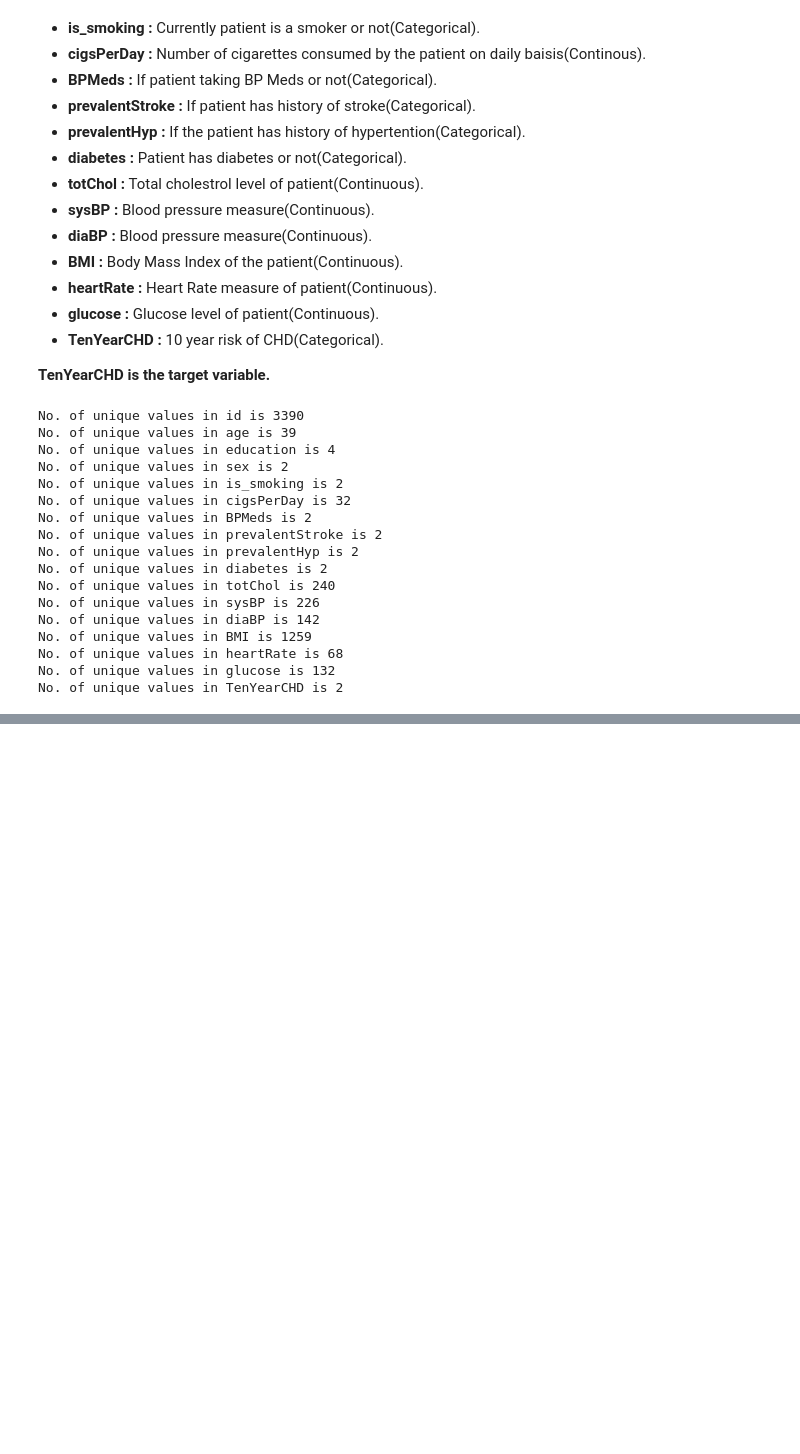
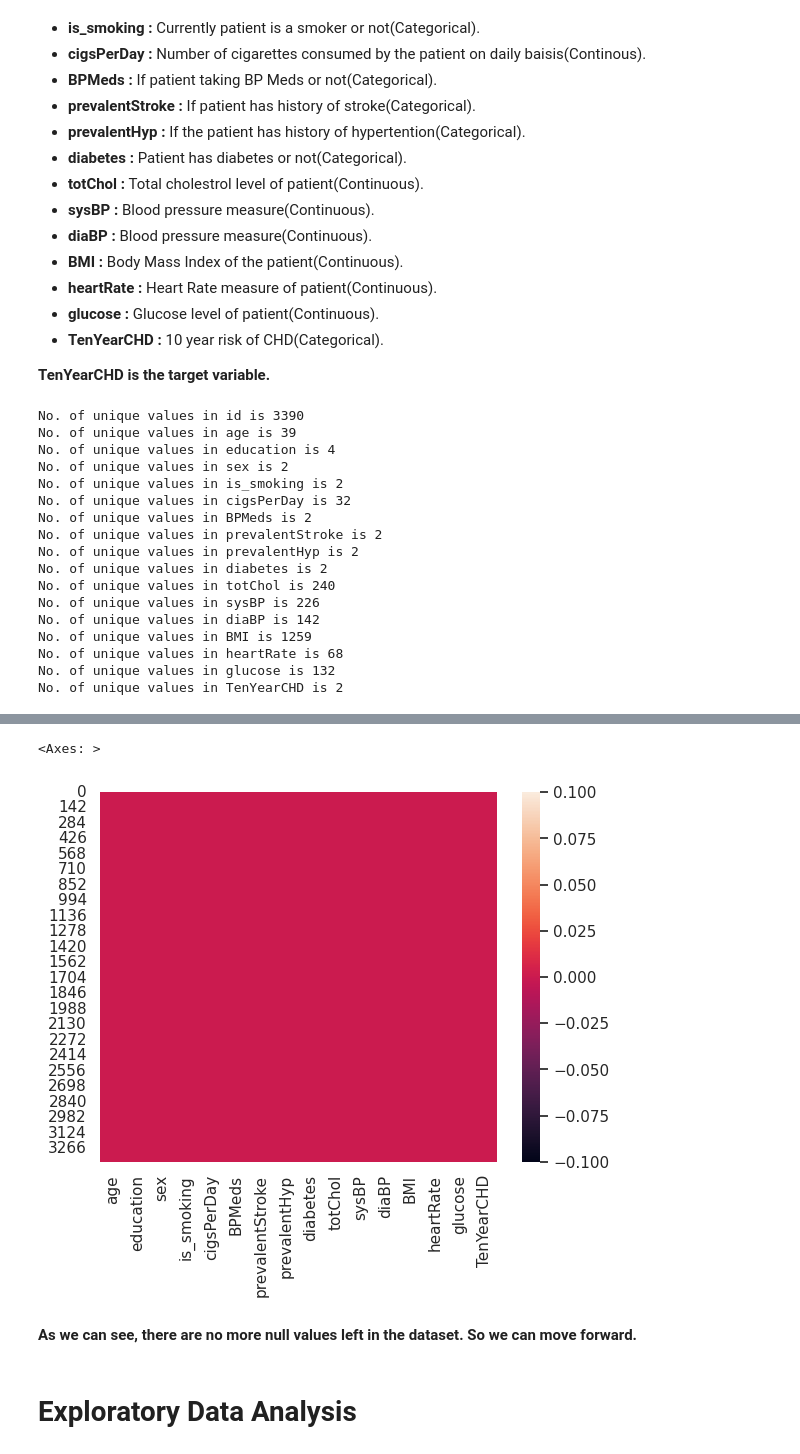
Before and after one commit to anasmalik081/Cardiovascular-Risk-Prediction-Capstone-Project, a Jupyter notebook: Individual_Notebook_Cardiovascular_Risk_Prediction_Capstone_Project.ipynb, the cells around one changed output, grey strips where cells are left out. Saved outputs shown, nothing was run; the diff lists cells and outputs as text; code cells hidden in the pictures; blank space fills up the shorter version.

Commit message:
Data Wrangling Done Commit

```diff
--- a/Individual_Notebook_Cardiovascular_Risk_Prediction_Capstone_Project.ipynb
+++ b/Individual_Notebook_Cardiovascular_Risk_Prediction_Capstone_Project.ipynb
@@ -240,0 +334,10 @@ No. of unique values in TenYearCHD is 2
+# %%
+# Visualizing null values using heatmap
+sns.heatmap(df.isnull())
+# %% [output]
+<Axes: >
+[figure, added]
+# %% [markdown]
+**As we can see, there are no more null values left in the dataset. So we can move forward.**
+# %% [markdown]
+# Exploratory Data Analysis
```
Also changed, not shown: parts of 16 cells of this notebook.
